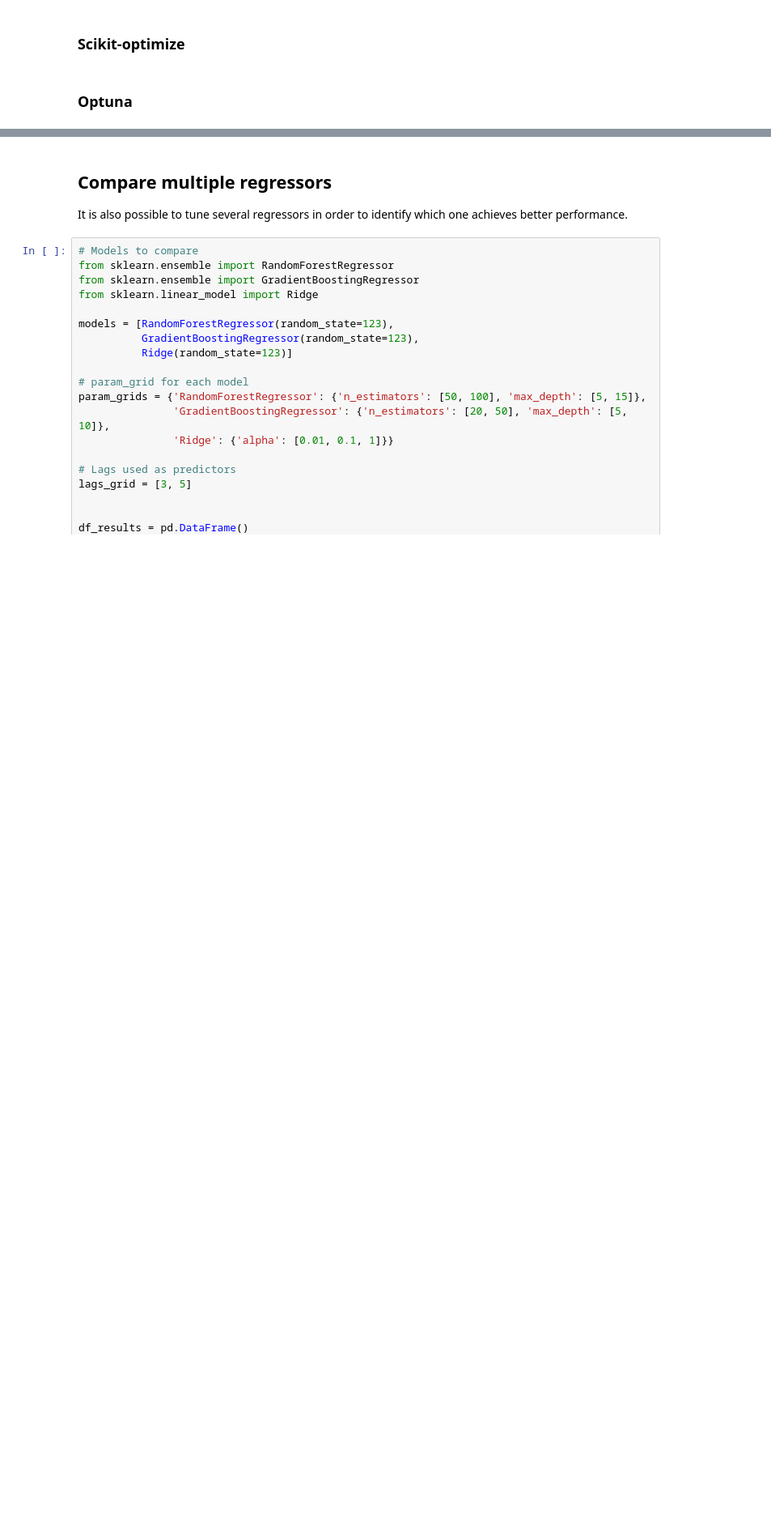
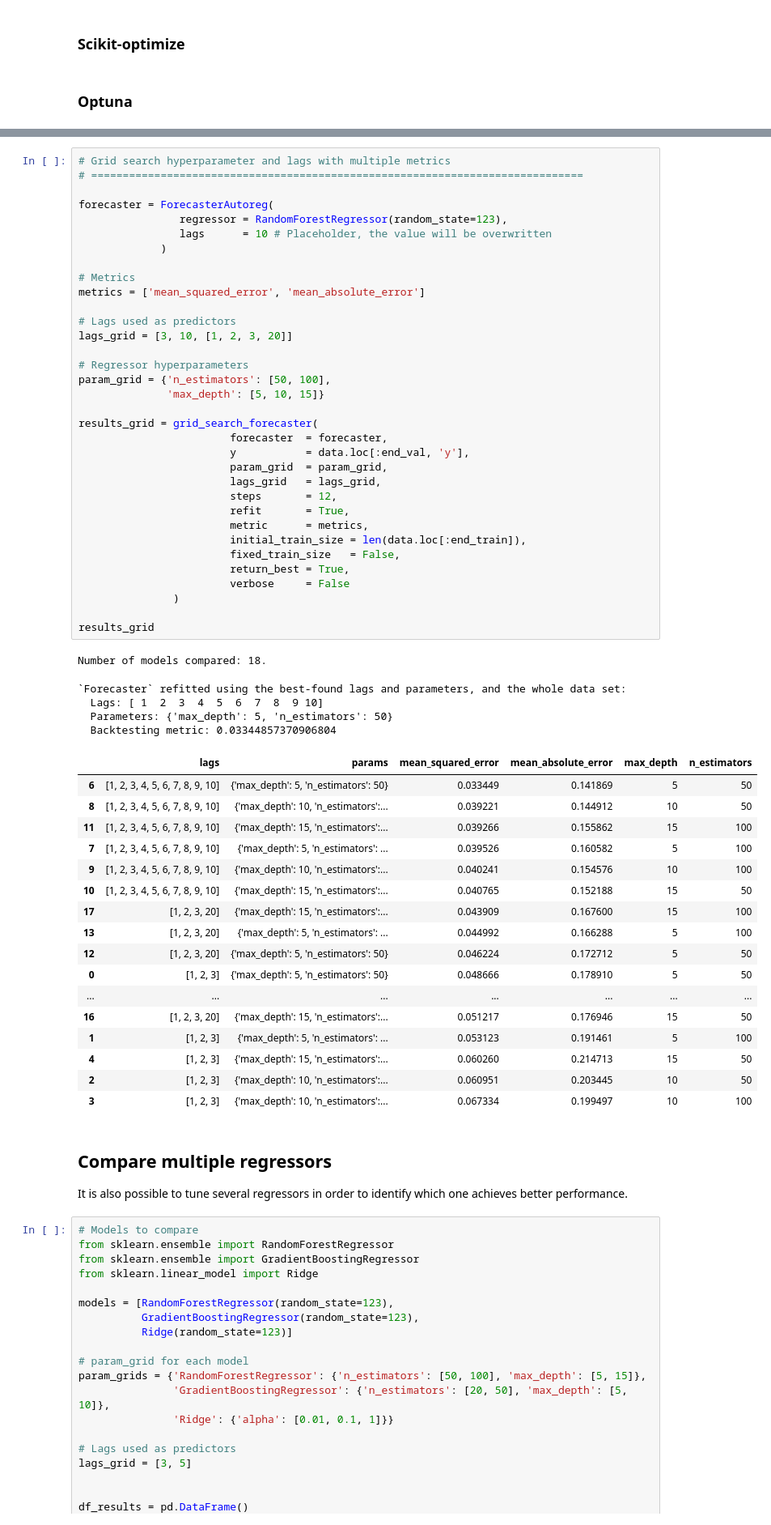
Before and after one commit to JoaquinAmatRodrigo/skforecast, a Jupyter notebook: docs/user_guides/hyperparameter-tuning-and-lags-selection.ipynb, the cells around one changed output, grey strips where cells are left out. Shown: that part at 81% size. Cells and saved outputs as stored; diff of their text form; blank space fills up the shorter version.

Commit message:
added example compare multiple metrics

```diff
--- a/docs/user_guides/hyperparameter-tuning-and-lags-selection.ipynb
+++ b/docs/user_guides/hyperparameter-tuning-and-lags-selection.ipynb
@@ -277,3 +281,60 @@ Skforecast includes two bayesian optimization engines: [scikit-optimize](https:/
+# %%
+# Grid search hyperparameter and lags with multiple metrics
+# ==============================================================================
+
+forecaster = ForecasterAutoreg(
+                regressor = RandomForestRegressor(random_state=123),
+                lags      = 10 # Placeholder, the value will be overwritten
+             )
+
+# Metrics
+metrics = ['mean_squared_error', 'mean_absolute_error']
+
+# Lags used as predictors
+lags_grid = [3, 10, [1, 2, 3, 20]]
+
+# Regressor hyperparameters
+param_grid = {'n_estimators': [50, 100],
+              'max_depth': [5, 10, 15]}
+
+results_grid = grid_search_forecaster(
+                        forecaster  = forecaster,
+                        y           = data.loc[:end_val, 'y'],
+                        param_grid  = param_grid,
+                        lags_grid   = lags_grid,
+                        steps       = 12,
+                        refit       = True,
+                        metric      = metrics,
+                        initial_train_size = len(data.loc[:end_train]),
+                        fixed_train_size   = False,
+                        return_best = True,
+                        verbose     = False
+               )
+
+results_grid
+# %% [output]
+Number of models compared: 18.
+`Forecaster` refitted using the best-found lags and parameters, and the whole data set:
+  Lags: [ 1  2  3  4  5  6  7  8  9 10]
+  Parameters: {'max_depth': 5, 'n_estimators': 50}
+  Backtesting metric: 0.03344857370906804
+|  | lags | params | mean_squared_error | mean_absolute_error | max_depth | n_estimators |
+| 6 | [1, 2, 3, 4, 5, 6, 7, 8, 9, 10] | {'max_depth': 5, 'n_estimators': 50} | 0.033449 | 0.141869 | 5 | 50 |
+| 8 | [1, 2, 3, 4, 5, 6, 7, 8, 9, 10] | {'max_depth': 10, 'n_estimators':... | 0.039221 | 0.144912 | 10 | 50 |
+| 11 | [1, 2, 3, 4, 5, 6, 7, 8, 9, 10] | {'max_depth': 15, 'n_estimators':... | 0.039266 | 0.155862 | 15 | 100 |
+| 7 | [1, 2, 3, 4, 5, 6, 7, 8, 9, 10] | {'max_depth': 5, 'n_estimators': ... | 0.039526 | 0.160582 | 5 | 100 |
+| 9 | [1, 2, 3, 4, 5, 6, 7, 8, 9, 10] | {'max_depth': 10, 'n_estimators':... | 0.040241 | 0.154576 | 10 | 100 |
+| 10 | [1, 2, 3, 4, 5, 6, 7, 8, 9, 10] | {'max_depth': 15, 'n_estimators':... | 0.040765 | 0.152188 | 15 | 50 |
+| 17 | [1, 2, 3, 20] | {'max_depth': 15, 'n_estimators':... | 0.043909 | 0.167600 | 15 | 100 |
+| 13 | [1, 2, 3, 20] | {'max_depth': 5, 'n_estimators': ... | 0.044992 | 0.166288 | 5 | 100 |
+| 12 | [1, 2, 3, 20] | {'max_depth': 5, 'n_estimators': 50} | 0.046224 | 0.172712 | 5 | 50 |
+| 0 | [1, 2, 3] | {'max_depth': 5, 'n_estimators': 50} | 0.048666 | 0.178910 | 5 | 50 |
+| ... | ... | ... | ... | ... | ... | ... |
+| 16 | [1, 2, 3, 20] | {'max_depth': 15, 'n_estimators':... | 0.051217 | 0.176946 | 15 | 50 |
+| 1 | [1, 2, 3] | {'max_depth': 5, 'n_estimators': ... | 0.053123 | 0.191461 | 5 | 100 |
+| 4 | [1, 2, 3] | {'max_depth': 15, 'n_estimators':... | 0.060260 | 0.214713 | 15 | 50 |
+| 2 | [1, 2, 3] | {'max_depth': 10, 'n_estimators':... | 0.060951 | 0.203445 | 10 | 50 |
+| 3 | [1, 2, 3] | {'max_depth': 10, 'n_estimators':... | 0.067334 | 0.199497 | 10 | 100 |
 # %% [markdown]
 ## Compare multiple regressors
 
```
Also changed, not shown: parts of 1 cell of this notebook, 1 other file.
